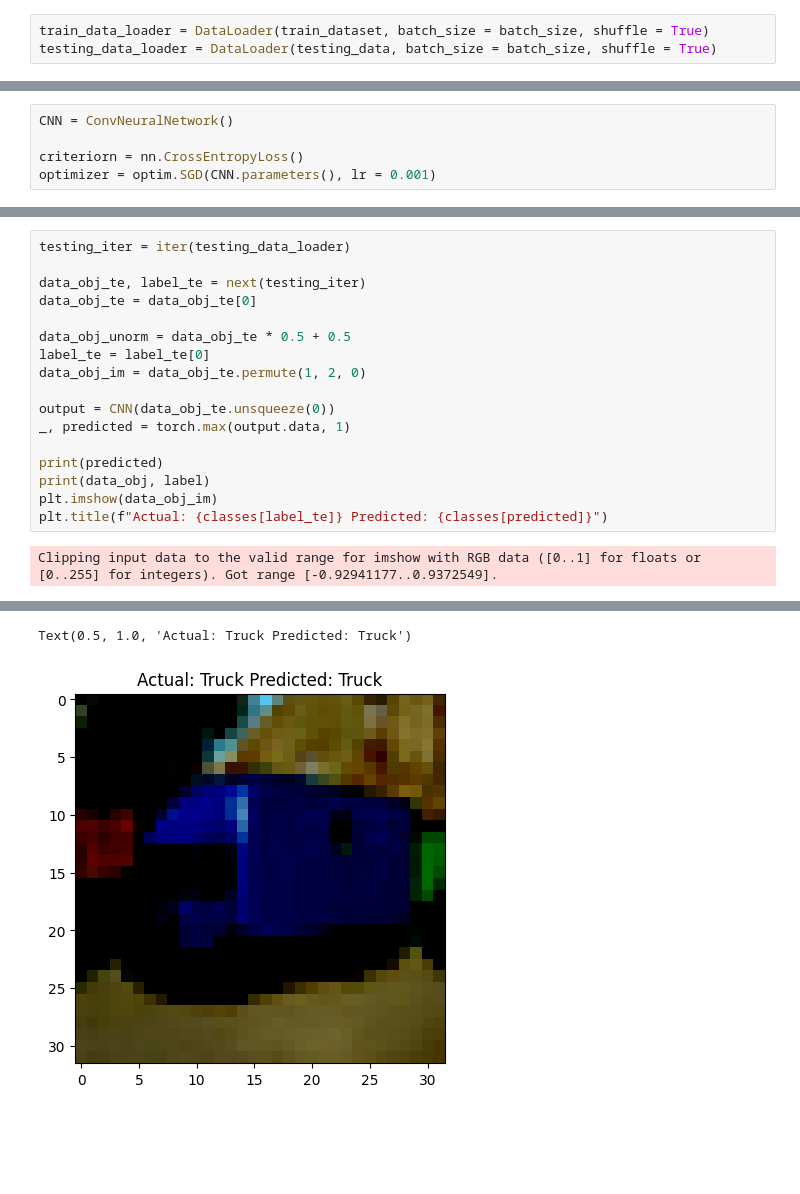
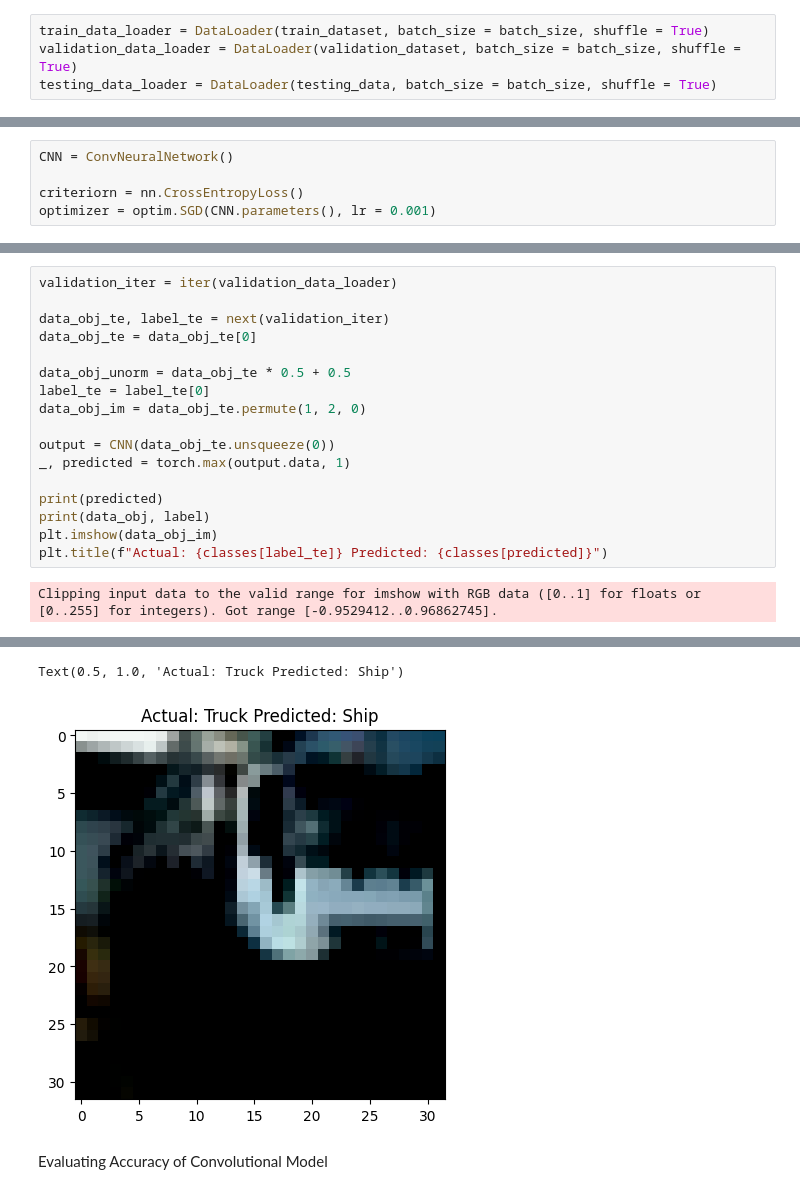
Before and after one commit to AnthonyCoding373/CIFAR-10-Project, a Jupyter notebook: main.ipynb, the cells around one changed output, grey strips where cells are left out. Saved outputs shown, nothing was run; the diff lists cells and outputs as text; blank space fills up the shorter version.

Commit message:
new changes to validation and testing CNN

```diff
--- a/main.ipynb
+++ b/main.ipynb
@@ -47,6 +52,7 @@ train_dataset, validation_dataset = random_split(training_data, [train_val_amt,
 37500 12500
 # %%
 train_data_loader = DataLoader(train_dataset, batch_size = batch_size, shuffle = True)
+validation_data_loader = DataLoader(validation_dataset, batch_size = batch_size, shuffle = True)
 testing_data_loader = DataLoader(testing_data, batch_size = batch_size, shuffle = True)
 # %% [markdown]
 Prints the dataset numbers and percentage of training and validation data.
@@ -132,9 +139,9 @@ for epoch in range(max_epoch):
 
         run_loss += loss.item()
 # %%
-testing_iter = iter(testing_data_loader)
+validation_iter = iter(validation_data_loader)
 
-data_obj_te, label_te = next(testing_iter)
+data_obj_te, label_te = next(validation_iter)
 data_obj_te = data_obj_te[0]
 
 data_obj_unorm = data_obj_te * 0.5 + 0.5
@@ -149,4 +156,4 @@ print(data_obj, label)
 plt.imshow(data_obj_im)
 plt.title(f"Actual: {classes[label_te]} Predicted: {classes[predicted]}")
 # %% [output]
-Clipping input data to the valid range for imshow with RGB data ([0..1] for floats or [0..255] for integers). Got range [-0.92941177..0.9372549].
+Clipping input data to the valid range for imshow with RGB data ([0..1] for floats or [0..255] for integers). Got range [-0.9529412..0.96862745].
@@ -170,2 +177,4 @@ tensor([[[0.6118, 0.8157, 1.0000],
-Text(0.5, 1.0, 'Actual: Truck Predicted: Truck')
+Text(0.5, 1.0, 'Actual: Truck Predicted: Ship')
-[figure, old version]
+[figure, new version]
+# %% [markdown]
+Evaluating Accuracy of Convolutional Model
```
Also changed, not shown: parts of 7 cells of this notebook.
